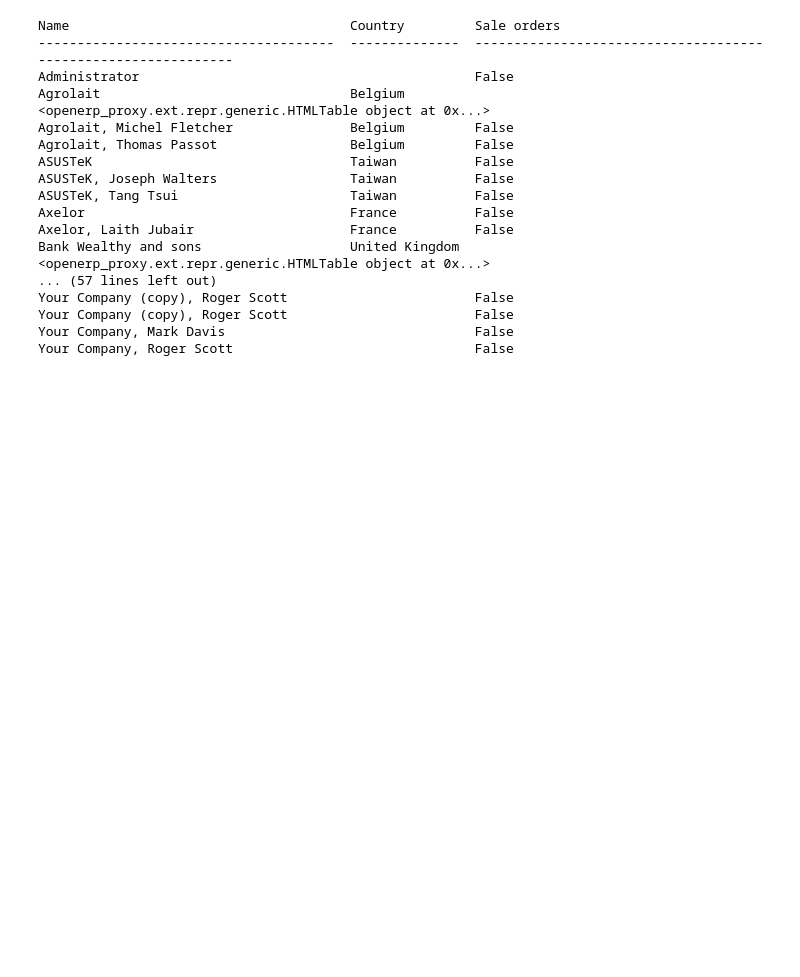
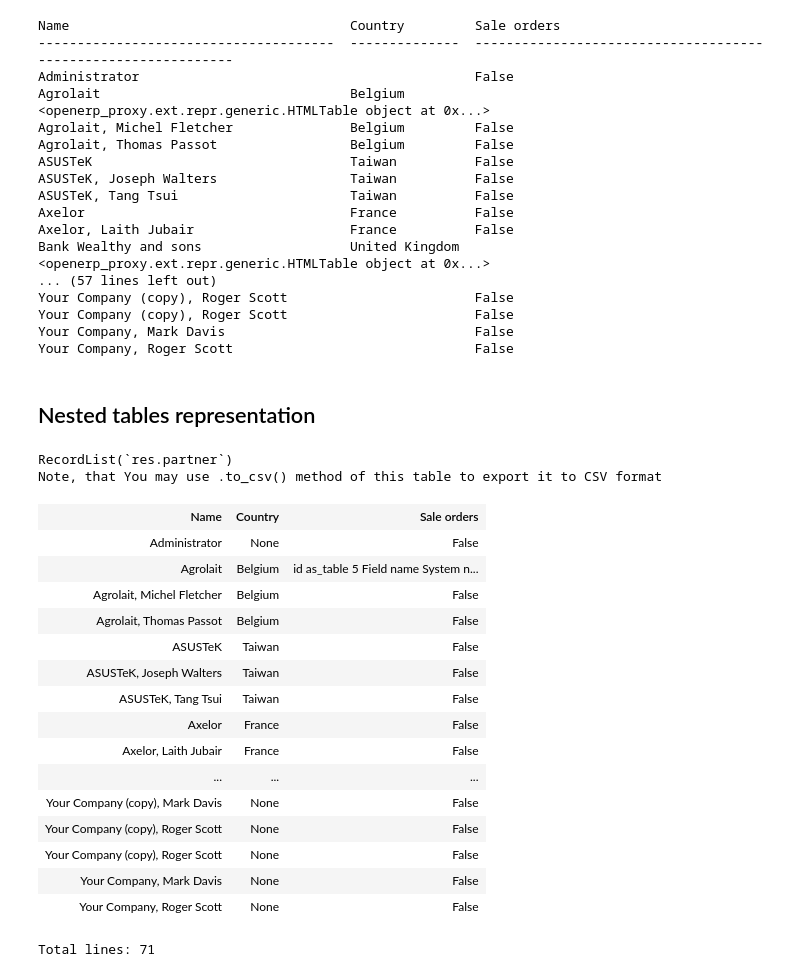
Before and after one commit to katyukha/odoo-rpc-client, a Jupyter notebook: examples/RecordList Representation.ipynb, the cells around one changed output. Cells and saved outputs as stored; diff of their text form; code cells hidden in the pictures; blank space fills up the shorter version.

```diff
--- a/examples/RecordList Representation.ipynb
+++ b/examples/RecordList Representation.ipynb
@@ -148,3 +148,44 @@ Your Company (copy), Roger Scott                        False
 Your Company (copy), Roger Scott                        False
 Your Company, Mark Davis                                False
 Your Company, Roger Scott                               False
+# %% [markdown]
+## Nested tables representation
+# %%
+partners = cl._res_partner() # Find all partners
+partners_tbl = partners.as_html_table(
+    (F._name, 'Name'),
+    HField(F.country_id._name, 'Country', silent=True),  # silent is used to ignore exceptions
+                                                         # raised while getting field
+
+    # anyfield F expressions suports basic logic operations
+    HField((F.sale_order_ids &
+            F.sale_order_ids.as_html_table('id',
+                                           HField('as_table').with_args('_name',
+                                                                        'date_order',
+                                                                        'amount_total',
+                                                                        'state')
+            ) |
+            False),
+           'Sale orders'),
+)
+partners_tbl
+# %% [output]
+RecordList(`res.partner`)
+Note, that You may use .to_csv() method of this table to export it to CSV format
+| Name | Country | Sale orders |
+| Administrator | None | False |
+| Agrolait | Belgium | id as_table 5 Field name System n... |
+| Agrolait, Michel Fletcher | Belgium | False |
+| Agrolait, Thomas Passot | Belgium | False |
+| ASUSTeK | Taiwan | False |
+| ASUSTeK, Joseph Walters | Taiwan | False |
+| ASUSTeK, Tang Tsui | Taiwan | False |
+| Axelor | France | False |
+| Axelor, Laith Jubair | France | False |
+| ... | ... | ... |
+| Your Company (copy), Mark Davis | None | False |
+| Your Company (copy), Roger Scott | None | False |
+| Your Company (copy), Roger Scott | None | False |
+| Your Company, Mark Davis | None | False |
+| Your Company, Roger Scott | None | False |
+Total lines: 71
```
Also changed, not shown: 4 other files.
